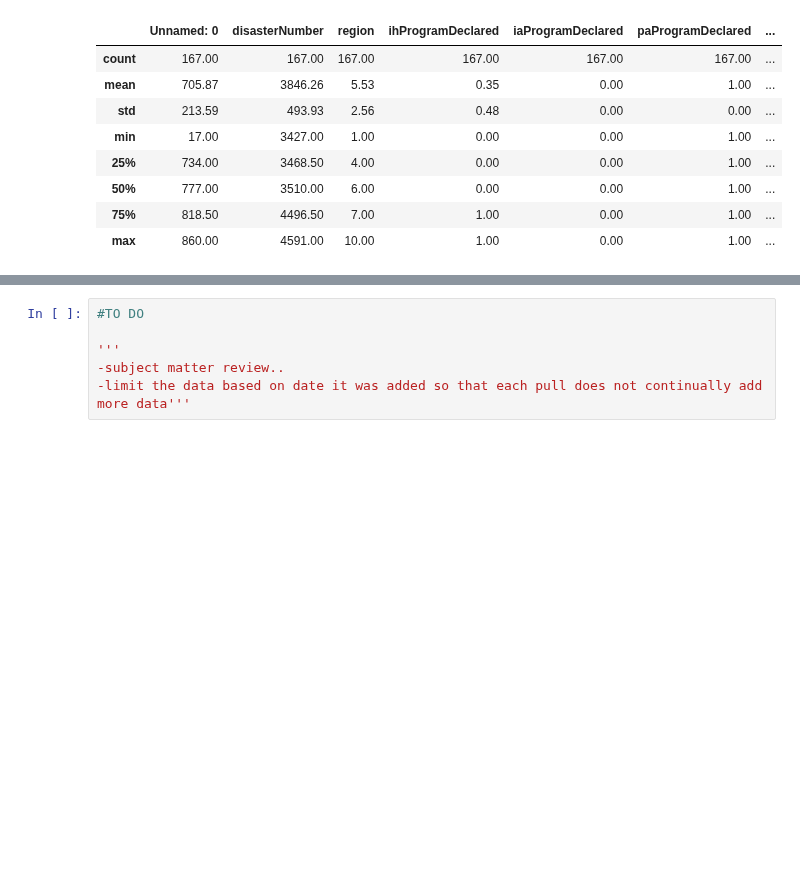
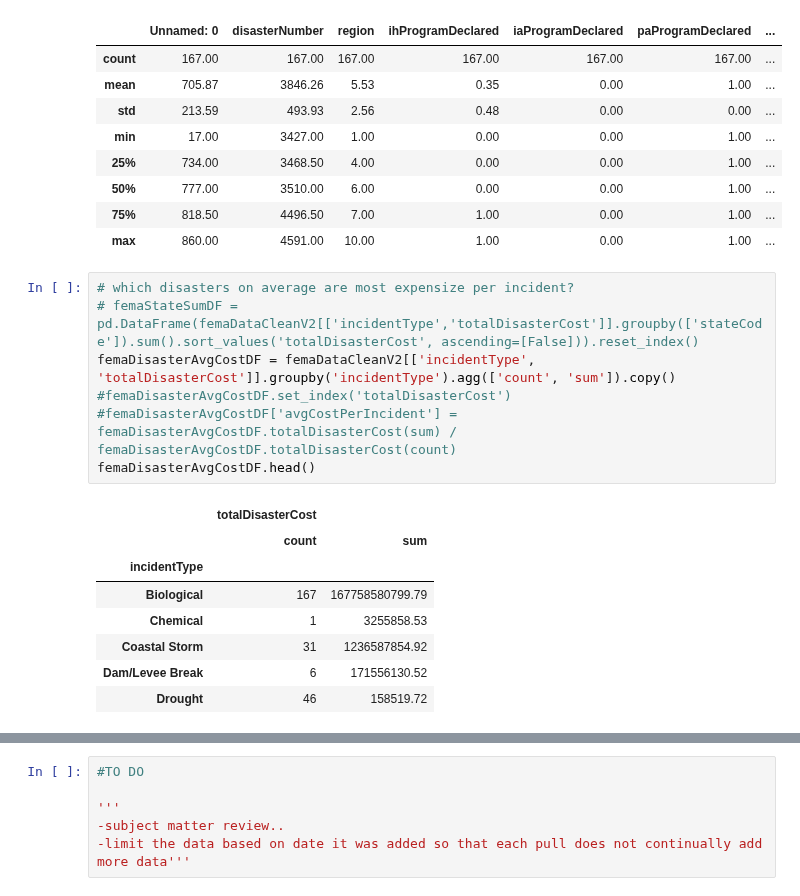
Before and after one commit to mdgarber/FEMADisasterCostForecasting, a Jupyter notebook: femadisastercostforecasting/notebooks/FEMA-EDA.ipynb, the cells around one changed output, grey strips where cells are left out. Saved outputs shown, nothing was run; the diff lists cells and outputs as text; blank space fills up the shorter version.

Commit message:
work on average cost per inc graphing

```diff
--- a/femadisastercostforecasting/notebooks/FEMA-EDA.ipynb
+++ b/femadisastercostforecasting/notebooks/FEMA-EDA.ipynb
@@ -432,3 +432,19 @@ femaDataCleanV2[femaDataCleanV2['disasterName'].str.contains('COVID')].describe(
 | 50% | 777.00 | 3510.00 | 6.00 | 0.00 | 0.00 | 1.00 | ... |
 | 75% | 818.50 | 4496.50 | 7.00 | 1.00 | 0.00 | 1.00 | ... |
 | max | 860.00 | 4591.00 | 10.00 | 1.00 | 0.00 | 1.00 | ... |
+# %%
+# which disasters on average are most expensize per incident?
+# femaStateSumDF = pd.DataFrame(femaDataCleanV2[['incidentType','totalDisasterCost']].groupby(['stateCode']).sum().sort_values('totalDisasterCost', ascending=[False])).reset_index()
+femaDisasterAvgCostDF = femaDataCleanV2[['incidentType', 'totalDisasterCost']].groupby('incidentType').agg(['count', 'sum']).copy()
+#femaDisasterAvgCostDF.set_index('totalDisasterCost')
+#femaDisasterAvgCostDF['avgCostPerIncident'] = femaDisasterAvgCostDF.totalDisasterCost(sum) / femaDisasterAvgCostDF.totalDisasterCost(count)
+femaDisasterAvgCostDF.head()
+# %% [output]
+|  | totalDisasterCost |  |
+|  | count | sum |
+| incidentType |  |  |
+| Biological | 167 | 167758580799.79 |
+| Chemical | 1 | 3255858.53 |
+| Coastal Storm | 31 | 1236587854.92 |
+| Dam/Levee Break | 6 | 171556130.52 |
+| Drought | 46 | 158519.72 |
```
Also changed, not shown: parts of 7 cells of this notebook.
